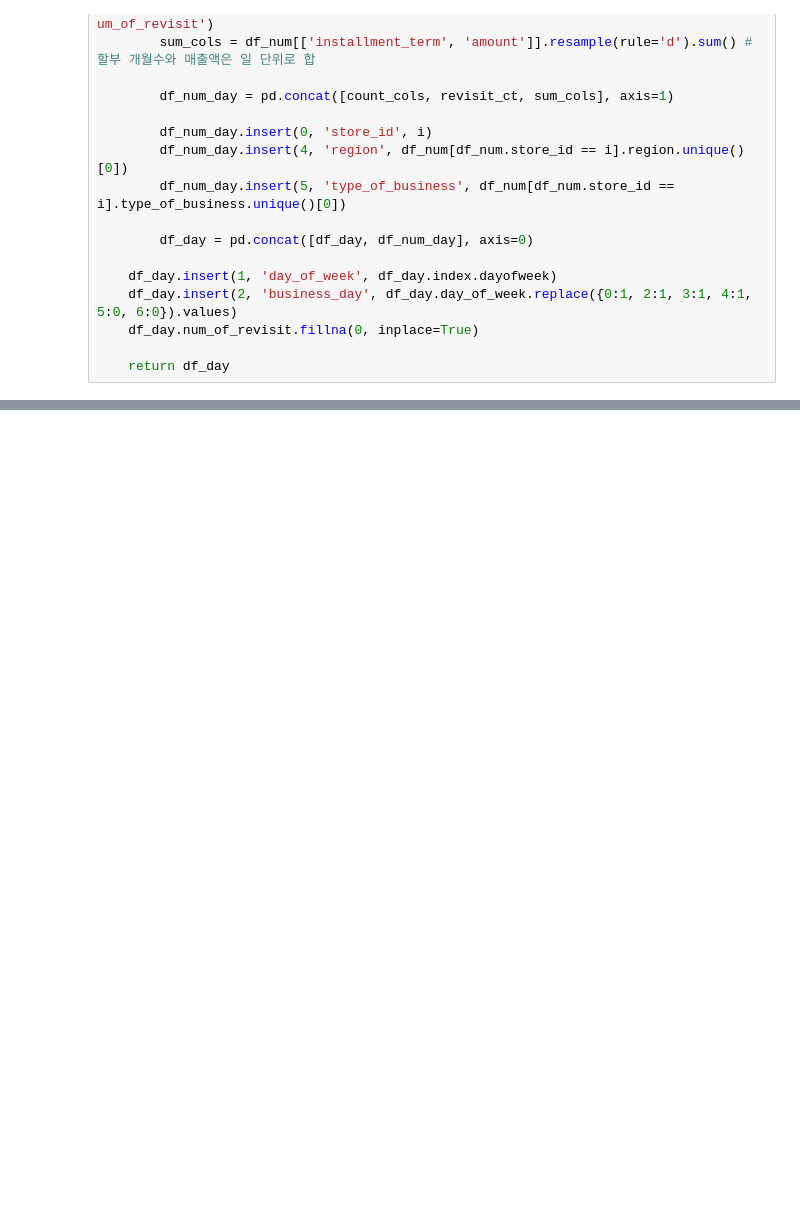
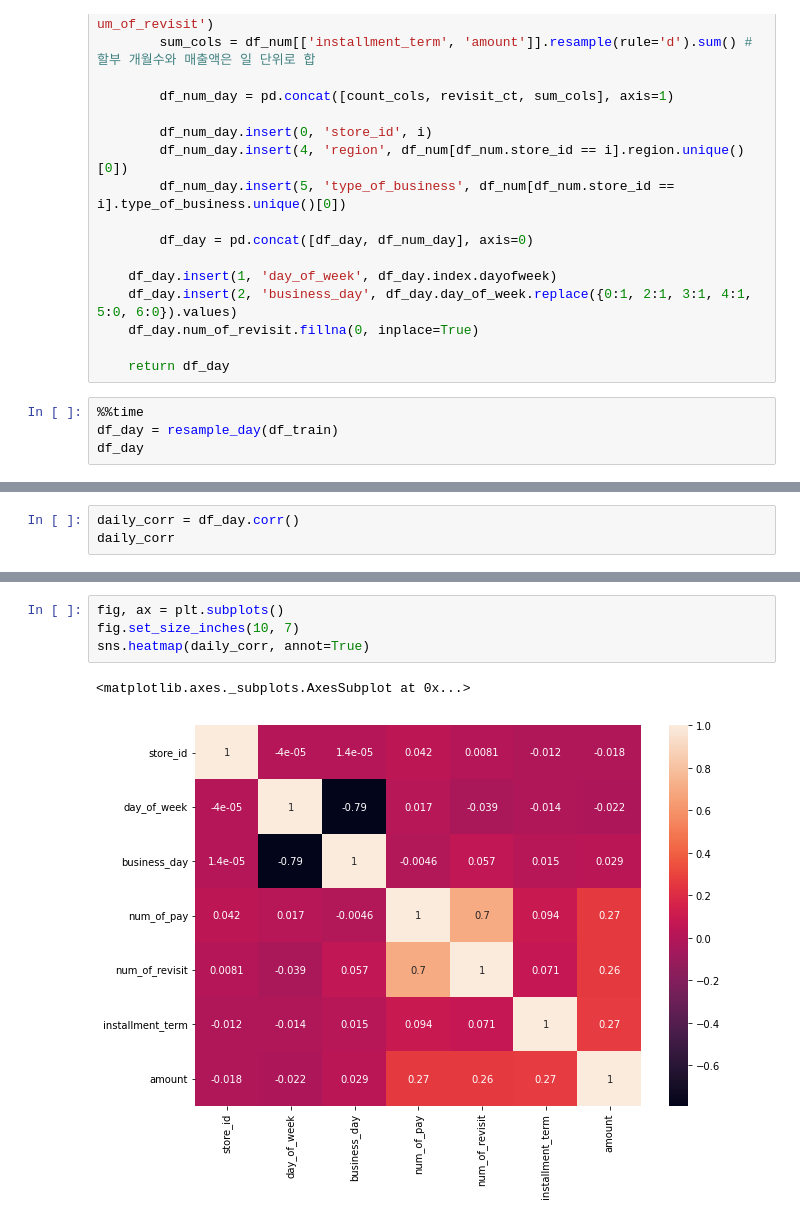
Before and after one commit to factorLee/kaggle-dacon, a Jupyter notebook: dacon/[연습]상점 신용카드 매출 예측 경진대회/baseline필사01.ipynb, the cells around one changed output, grey strips where cells are left out. Drawn from its saved outputs; the diff is of its cells as text; blank space fills up the shorter version.

```diff
--- a/dacon/[연습]상점 신용카드 매출 예측 경진대회/baseline필사01.ipynb
+++ b/dacon/[연습]상점 신용카드 매출 예측 경진대회/baseline필사01.ipynb
@@ -216,3 +218,7 @@ def resample_day(train_df):
     df_day.num_of_revisit.fillna(0, inplace=True)
 
     return df_day
+# %%
+%%time
+df_day = resample_day(df_train)
+df_day
@@ -218,0 +255,3 @@ def resample_day(train_df):
+# %%
+daily_corr = df_day.corr()
+daily_corr
@@ -218,0 +267,7 @@ def resample_day(train_df):
+# %%
+fig, ax = plt.subplots()
+fig.set_size_inches(10, 7)
+sns.heatmap(daily_corr, annot=True)
+# %% [output]
+<matplotlib.axes._subplots.AxesSubplot at 0x...>
+[figure, added]
```
Also changed, not shown: parts of 14 cells of this notebook.
